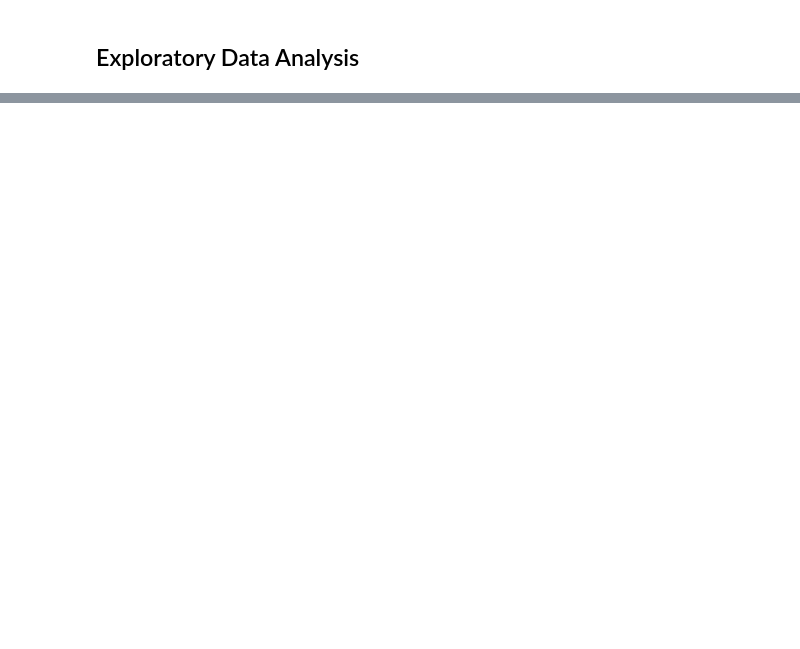
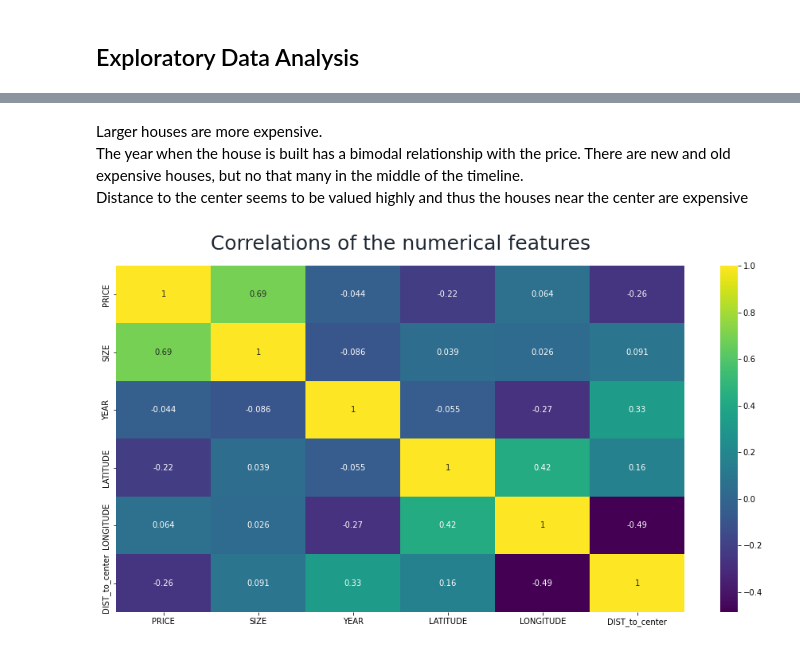
Before and after one commit to johmakinen/Various_projects, a Jupyter notebook: Notebooks/House_prices.ipynb, the cells around one changed output, grey strips where cells are left out. Saved outputs shown, nothing was run; the diff lists cells and outputs as text; code cells hidden in the pictures; blank space fills up the shorter version.

```diff
--- a/Notebooks/House_prices.ipynb
+++ b/Notebooks/House_prices.ipynb
@@ -87,0 +180,12 @@ df.head()
+# %% [markdown]
+Larger houses are more expensive.
+The year when the house is built has a bimodal relationship with the price. There are new and old expensive houses, but no that many in the middle of the timeline.
+Distance to the center seems to be valued highly and thus the houses near the center are expensive
+# %%
+df_corr = df.corr()
+plt.figure(figsize=[16,8])
+plt.title("Correlations of the numerical features", size=25, pad=20, color='#1f2833')
+sns.heatmap(df_corr, cmap="viridis", annot=True)
+plt.show()
+# %% [output]
+[figure, added]
```
Also changed, not shown: parts of 24 cells of this notebook.
